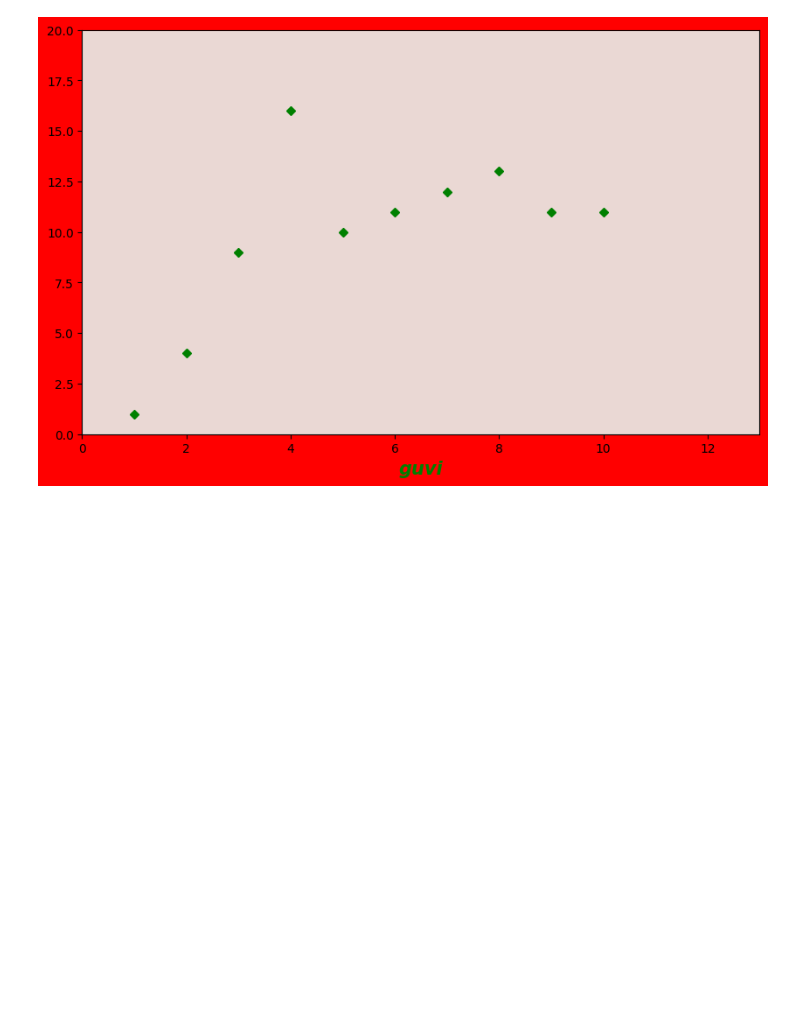
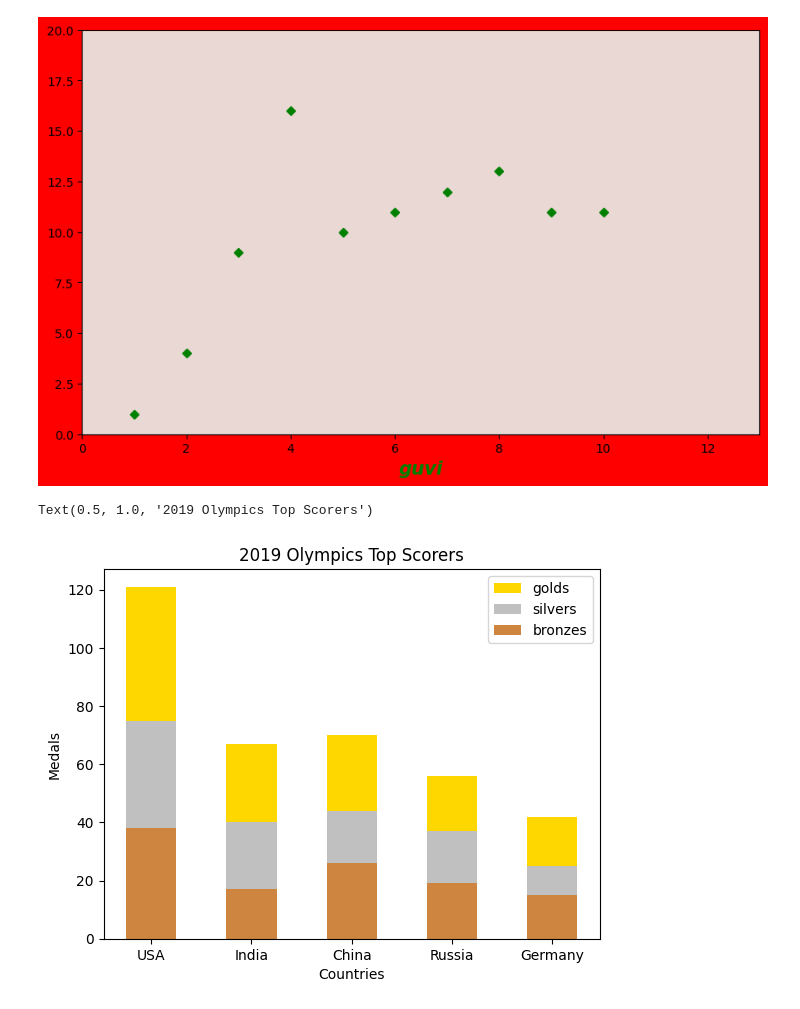
Before and after one commit to gowtham-dd/Data-Science-Basics, a Jupyter notebook: DataVisualization.ipynb, the cells around one changed output. Cells and saved outputs as stored; diff of their text form; code cells hidden in the pictures; blank space fills up the shorter version.

```diff
--- a/DataVisualization.ipynb
+++ b/DataVisualization.ipynb
@@ -70,3 +70,20 @@ plt.axis([0, 13, 0, 20])#[x axis min,xaxis max,yaxis min,yaxis max]
 plt.show()
 # %% [output]
 [figure]
+# %%
+from matplotlib import pyplot as plt
+import numpy as np
+countries = ['USA', 'India', 'China', 'Russia', 'Germany']
+bronzes = np.array([38, 17, 26, 19, 15])
+silvers = np.array([37, 23, 18, 18, 10])
+golds = np.array([46, 27, 26, 19, 17])
+plt.bar(countries, golds, width=0.5, label='golds', color='gold', bottom=silvers+bronzes)#bottom=silver+bronzes says the stack
+plt.bar(countries, silvers, width=0.5, label='silvers', color='silver', bottom=bronzes)
+plt.bar(countries, bronzes, width=0.5, label='bronzes', color='#CD853F')
+plt.ylabel("Medals")
+plt.xlabel("Countries")
+plt.legend(loc="upper right")
+plt.title("2019 Olympics Top Scorers")
+# %% [output]
+Text(0.5, 1.0, '2019 Olympics Top Scorers')
+[figure, added]
```
Also changed, not shown: parts of 13 cells of this notebook.
